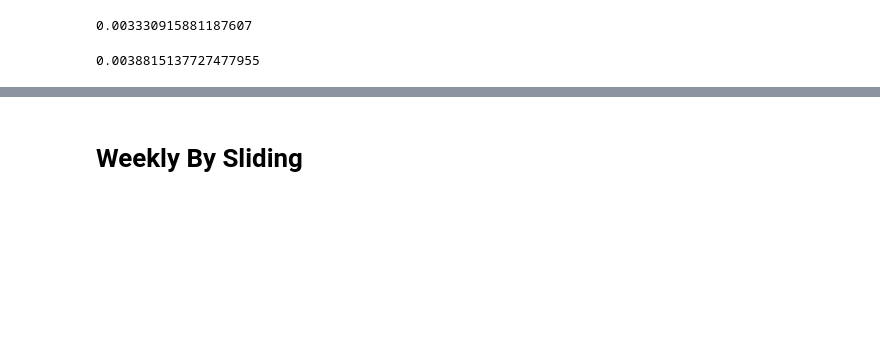
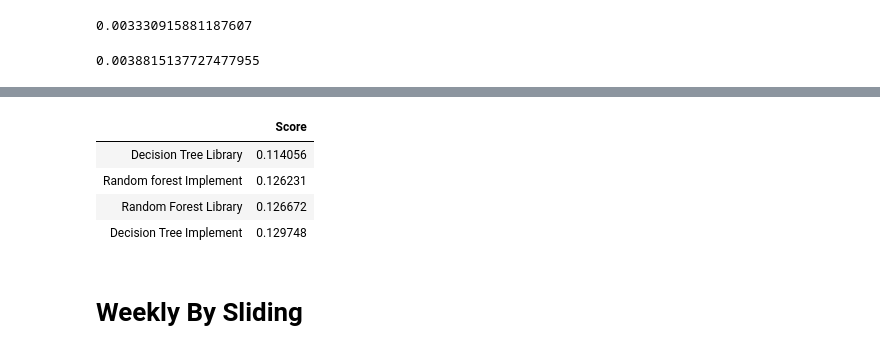
Before and after one commit to mrtkrkm/DISProject, a Jupyter notebook: Results.ipynb, the cells around one changed output, grey strips where cells are left out. Saved outputs shown, nothing was run; the diff lists cells and outputs as text; code cells hidden in the pictures; blank space fills up the shorter version.

```diff
--- a/Results.ipynb
+++ b/Results.ipynb
@@ -81,0 +155,3 @@ plt.show()
+# %%
+df_weeklyTog=pd.DataFrame({"Score":[weekly_scoreDt, weekly_scoreDtl, weekly_scoreRf, weekly_scoreRfL]}, index=["Decision Tree Implement",'Decision Tree Library','Random forest Implement',\
+                                                                   'Random Forest Library'])
@@ -82,2 +172,10 @@ plt.show()
+# %%
+df_weeklyTog.sort_values(by='Score')
+# %% [output]
+|  | Score |
+| Decision Tree Library | 0.114056 |
+| Random forest Implement | 0.126231 |
+| Random Forest Library | 0.126672 |
+| Decision Tree Implement | 0.129748 |
 # %% [markdown]
 # Weekly By Sliding
```
Also changed, not shown: parts of 35 cells of this notebook, 1 other file.
